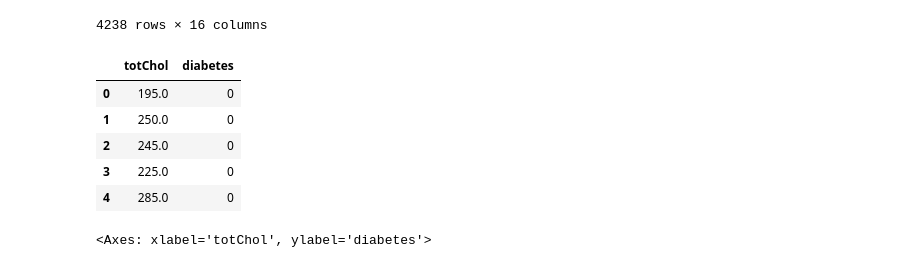
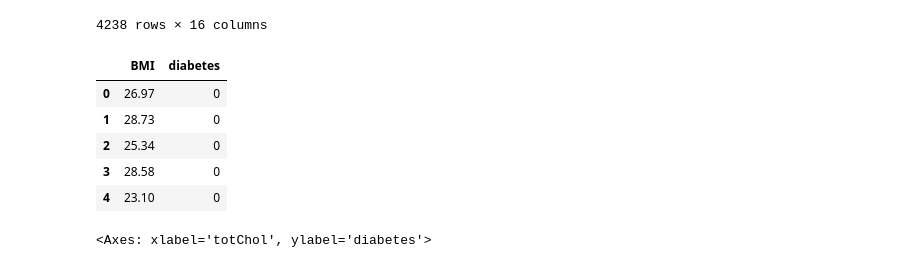
Before and after one commit to jeffer751/analisisDeDatos, a Jupyter notebook: Regresion_logistica.ipynb, the cells around one changed output. Drawn from its saved outputs; the diff is of its cells as text; code cells hidden in the pictures.

```diff
--- a/Regresion_logistica.ipynb
+++ b/Regresion_logistica.ipynb
@@ -25,12 +25,13 @@ data
 | 4237 | 0 | 52 | 2.0 | 0 | 0.0 | 0.0 | 0 | 0 | ... |
 4238 rows × 16 columns
 # %%
-Data[['totChol','diabetes']].head()
+#mostrar datos
+Data[['BMI','diabetes']].head()
 # %% [output]
-|  | totChol | diabetes |
-| 0 | 195.0 | 0 |
-| 1 | 250.0 | 0 |
-| 2 | 245.0 | 0 |
-| 3 | 225.0 | 0 |
-| 4 | 285.0 | 0 |
+|  | BMI | diabetes |
+| 0 | 26.97 | 0 |
+| 1 | 28.73 | 0 |
+| 2 | 25.34 | 0 |
+| 3 | 28.58 | 0 |
+| 4 | 23.10 | 0 |
 # %%
```
Also changed, not shown: parts of 3 cells of this notebook.
